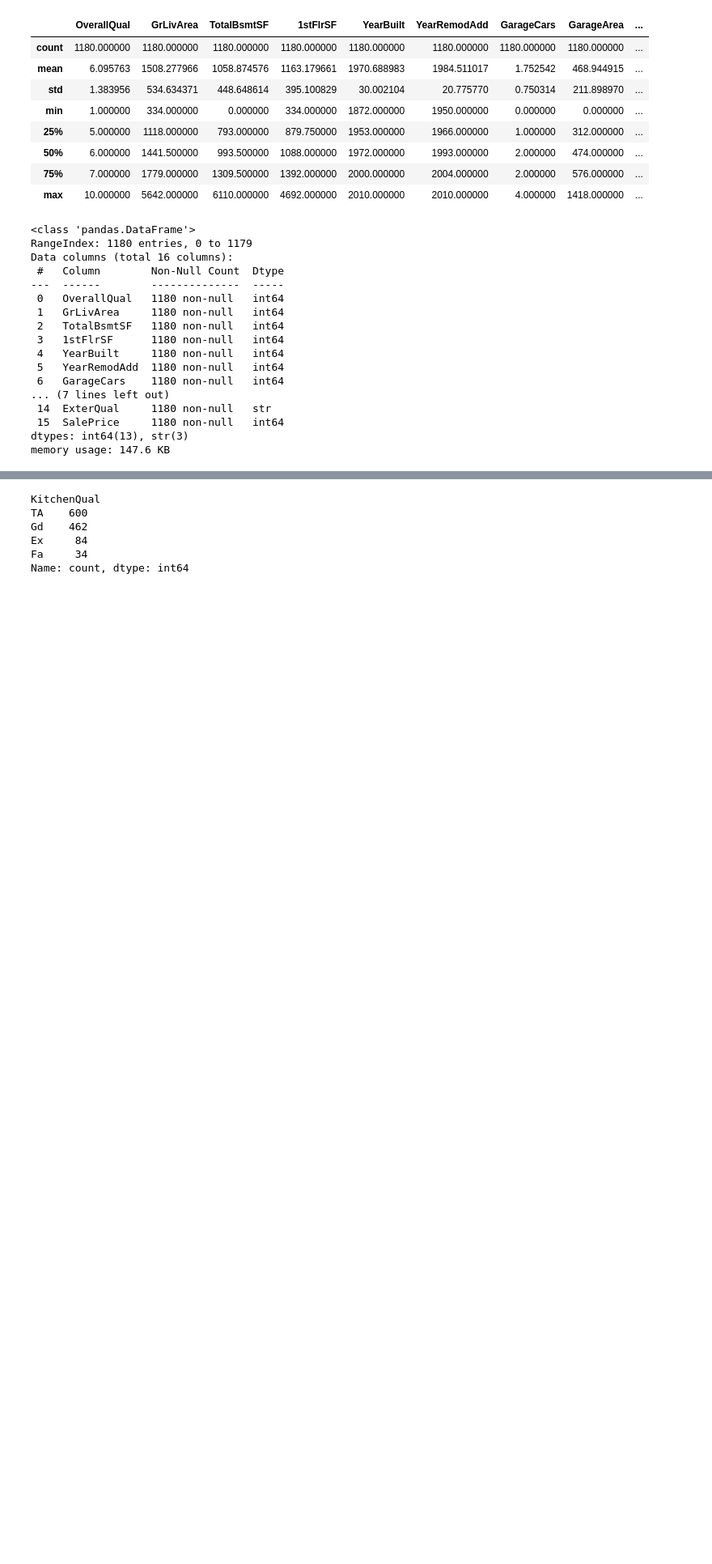
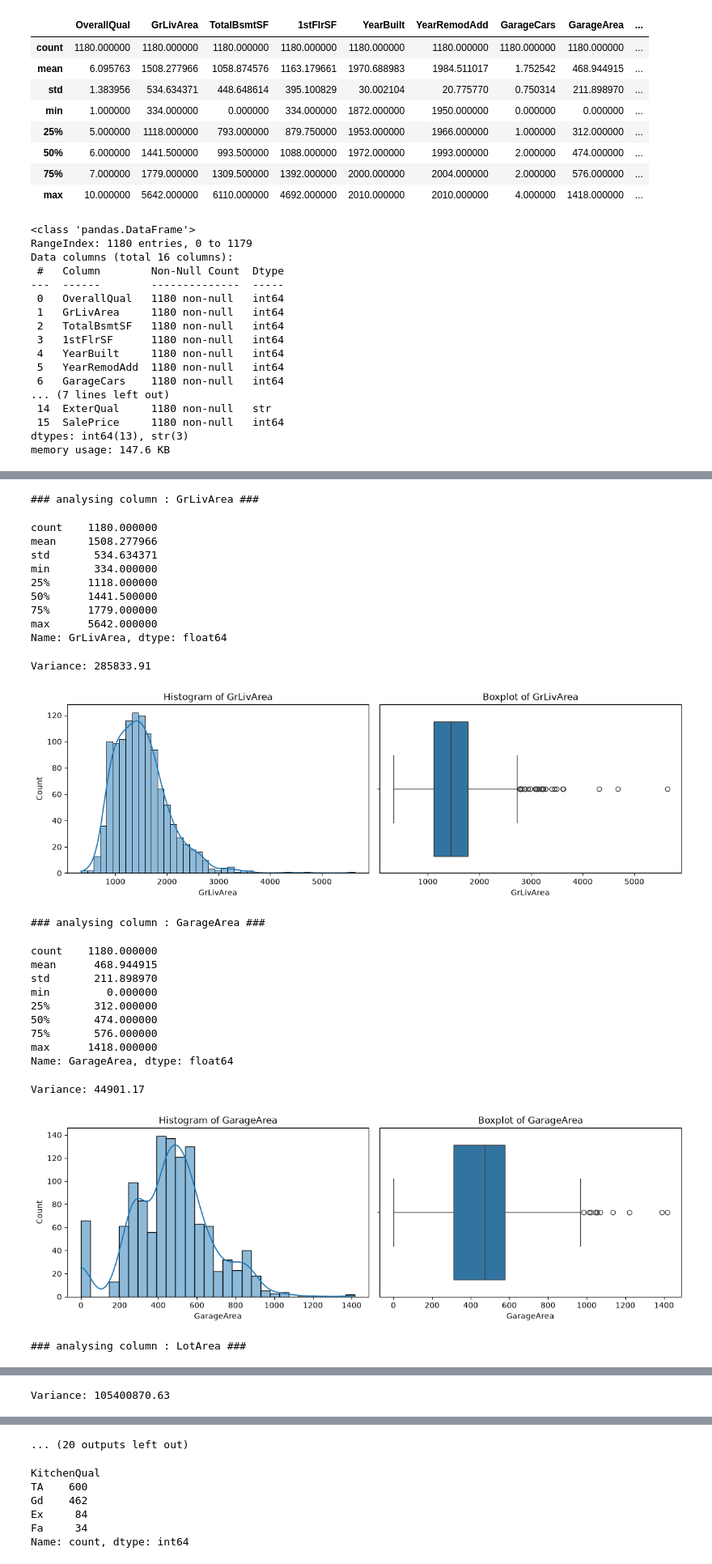
Before and after one commit to Binardino/ML---Real-Estate-Price-Prediction, a Jupyter notebook: notebook.ipynb, the cells around one changed output, grey strips where cells are left out. Shown at 81% size. Cells and saved outputs as stored; diff of their text form; code cells hidden in the pictures; blank space fills up the shorter version.

```diff
--- a/notebook.ipynb
+++ b/notebook.ipynb
@@ -64,0 +214,28 @@ memory usage: 147.6 KB
+# %%
+univariate_continuous_analysis(df=df, continuous_col=continuous_col)
+# %% [output]
+### analysing column : GrLivArea ###
+count    1180.000000
+mean     1508.277966
+std       534.634371
+min       334.000000
+25%      1118.000000
+50%      1441.500000
+75%      1779.000000
+max      5642.000000
+Name: GrLivArea, dtype: float64
+Variance: 285833.91
+[figure, added]
+### analysing column : GarageArea ###
+count    1180.000000
+mean      468.944915
+std       211.898970
+min         0.000000
+25%       312.000000
+50%       474.000000
+75%       576.000000
+max      1418.000000
+Name: GarageArea, dtype: float64
+Variance: 44901.17
+[figure, added]
+### analysing column : LotArea ###
@@ -64,0 +251 @@ memory usage: 147.6 KB
+Variance: 105400870.63
@@ -65,3 +253,4 @@ memory usage: 147.6 KB
+... (20 outputs left out)
 # %%
 df['KitchenQual'].value_counts()
 # %% [output]
```
Also changed, not shown: parts of 14 cells of this notebook.
